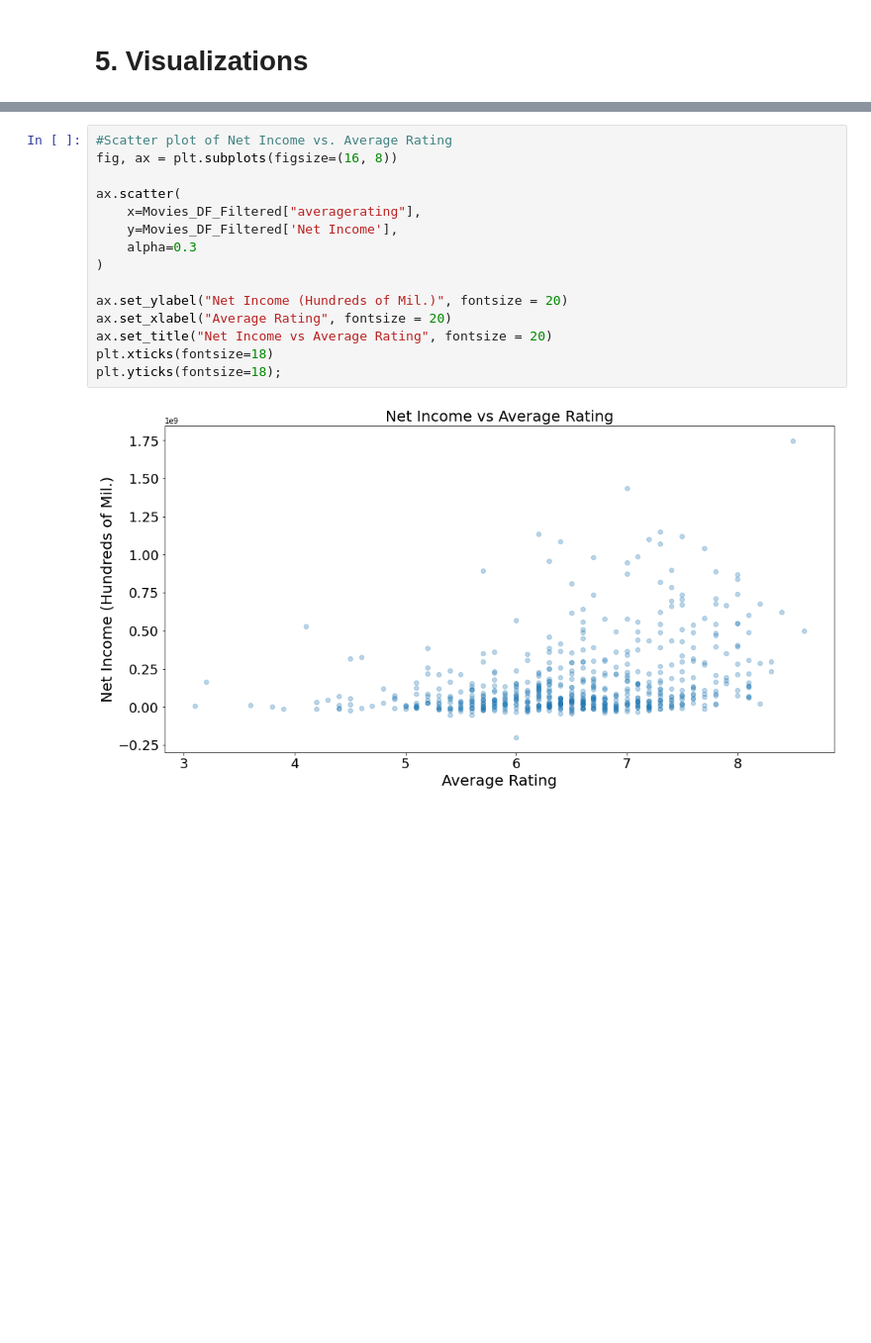
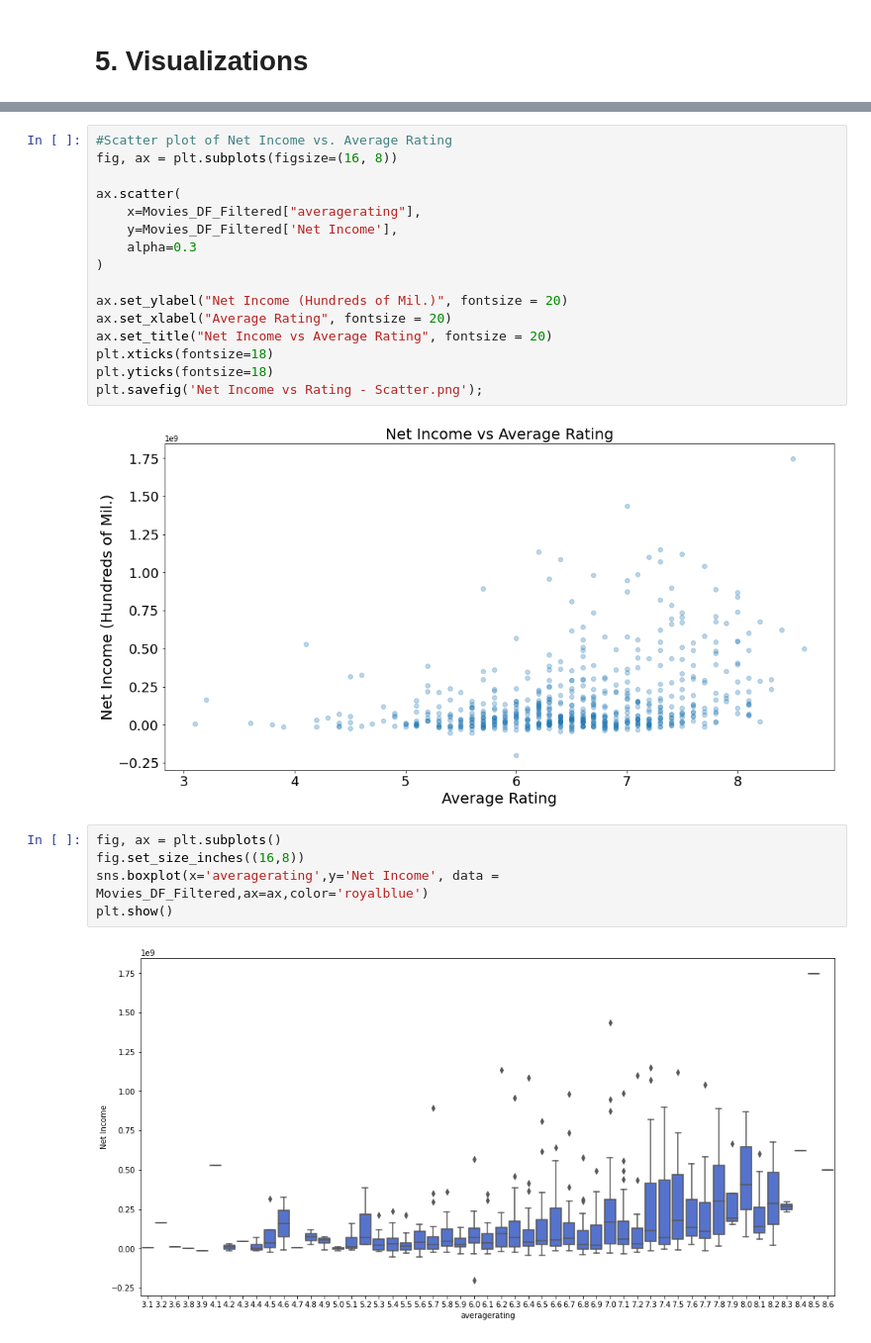
Before and after one commit to alecmills/phase-1-GroupProject, a Jupyter notebook: student.ipynb, the cells around one changed output, grey strips where cells are left out. Shown: that part at 99% size. Cells and saved outputs as stored; diff of their text form; blank space fills up the shorter version.

```diff
--- a/student.ipynb
+++ b/student.ipynb
@@ -946,7 +951,15 @@ ax.set_ylabel("Net Income (Hundreds of Mil.)", fontsize = 20)
 ax.set_xlabel("Average Rating", fontsize = 20)
 ax.set_title("Net Income vs Average Rating", fontsize = 20)
 plt.xticks(fontsize=18)
-plt.yticks(fontsize=18);
+plt.yticks(fontsize=18)
+plt.savefig('Net Income vs Rating - Scatter.png');
 # %% [output]
 [figure]
+# %%
+fig, ax = plt.subplots()
+fig.set_size_inches((16,8))
+sns.boxplot(x='averagerating',y='Net Income', data = Movies_DF_Filtered,ax=ax,color='royalblue')
+plt.show()
+# %% [output]
+[figure, added]
 # %% [markdown]
```
Also changed, not shown: parts of 24 cells of this notebook.
